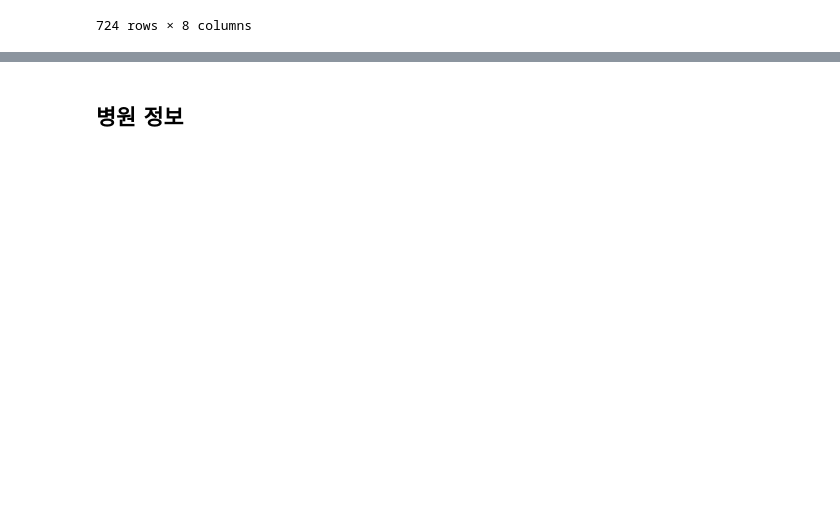
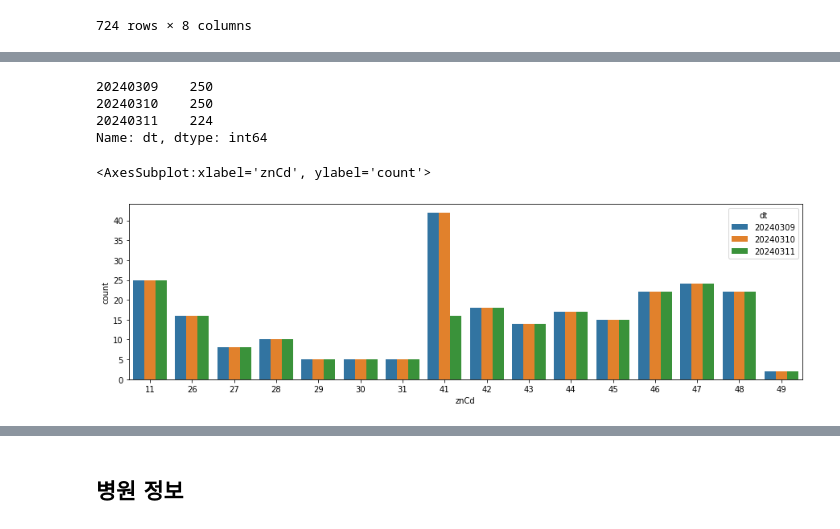
Before and after one commit to h1cho/DAStudy-sun, a Jupyter notebook: HYEWON/Analysis of Areas with Insufficient Healthcare Facilities_EDA.ipynb, the cells around one changed output, grey strips where cells are left out. Drawn from its saved outputs; the diff is of its cells as text; code cells hidden in the pictures; blank space fills up the shorter version.

```diff
--- a/HYEWON/Analysis of Areas with Insufficient Healthcare Facilities_EDA.ipynb
+++ b/HYEWON/Analysis of Areas with Insufficient Healthcare Facilities_EDA.ipynb
@@ -212,0 +255,13 @@ pd.read_csv("./data/Healthcare Facilities/df1.csv")
+# %%
+df_1["dt"].value_counts()
+# %% [output]
+20240309    250
+20240310    250
+20240311    224
+Name: dt, dtype: int64
+# %%
+plt.figure(figsize=(15,4))
+sns.countplot(data=df_1, x="znCd", hue="dt")
+# %% [output]
+<AxesSubplot:xlabel='znCd', ylabel='count'>
+[figure, added]
```
Also changed, not shown: parts of 12 cells of this notebook.
